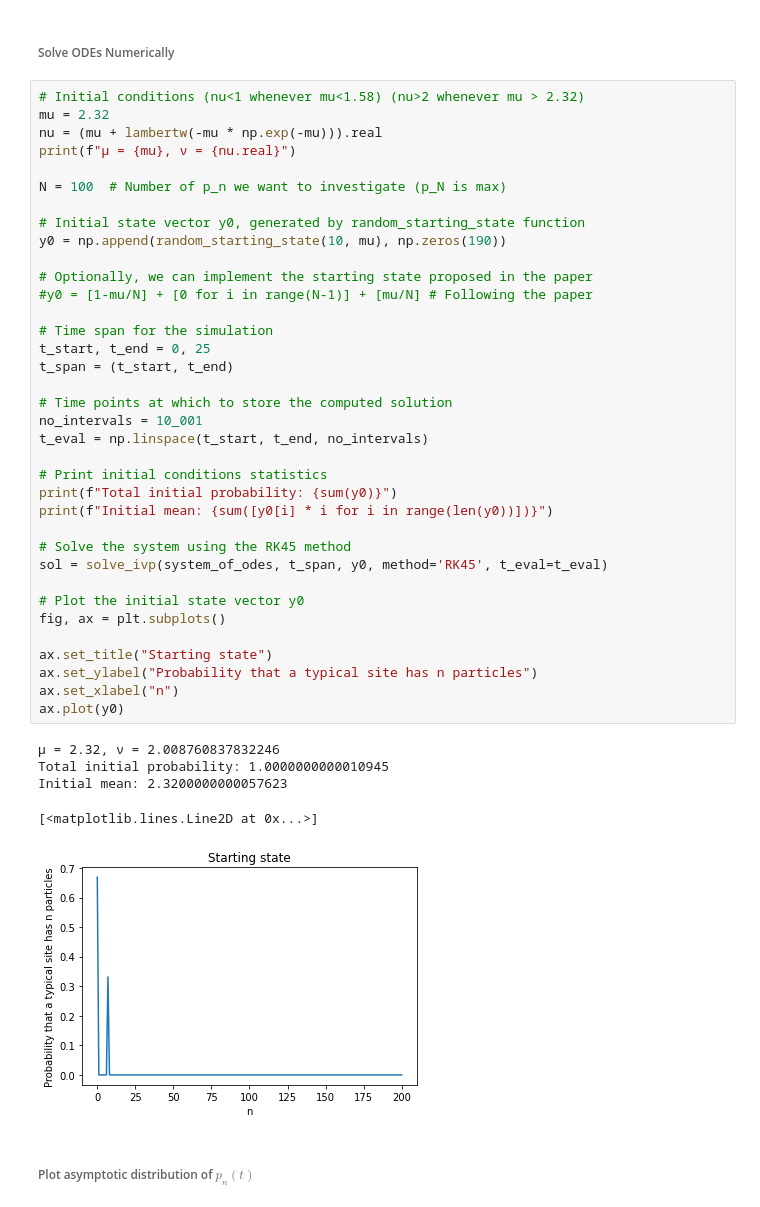
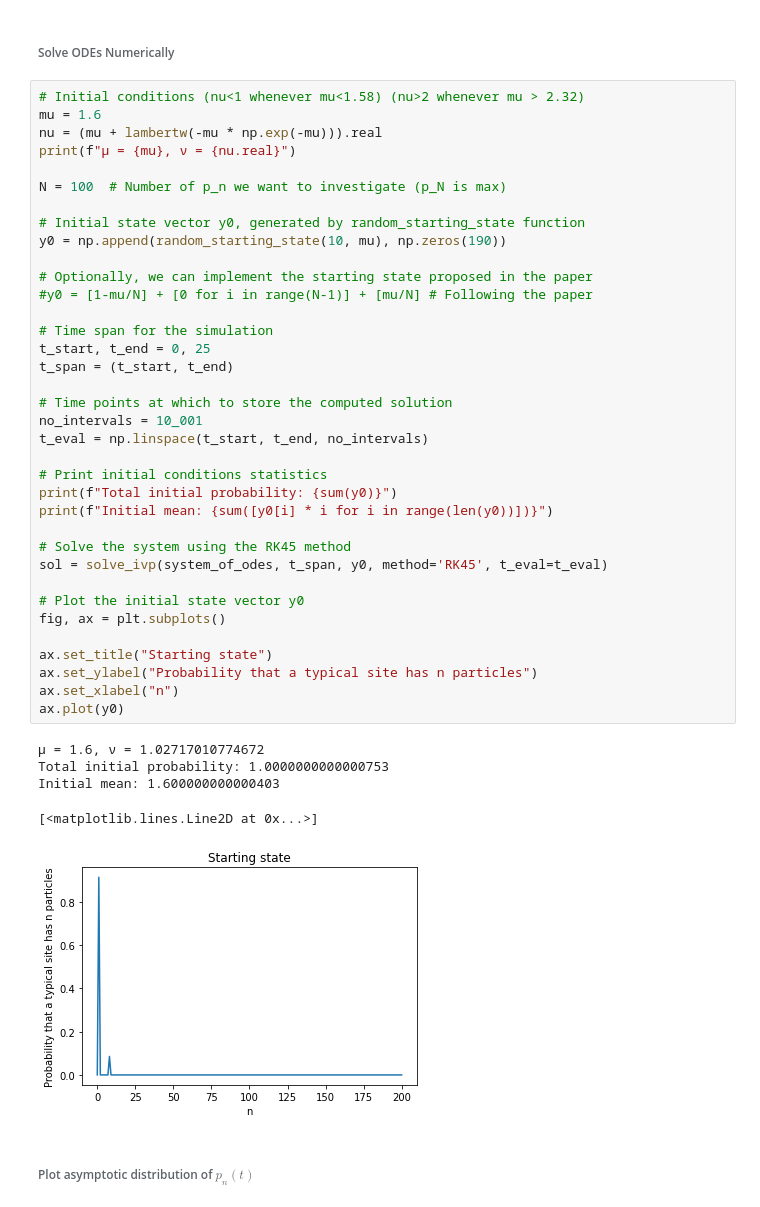
Before and after one commit to mpham26uchicago/cash_dispersion, a Jupyter notebook: Daily Progress/Day 1 (September 21, 2024).ipynb, the cells around one changed output. Saved outputs shown, nothing was run; the diff lists cells and outputs as text.

```diff
--- a/Daily Progress/Day 1 (September 21, 2024).ipynb
+++ b/Daily Progress/Day 1 (September 21, 2024).ipynb
@@ -136,7 +136,7 @@ def random_starting_state(N, mu):
 ###### Solve ODEs Numerically
 # %%
 # Initial conditions (nu<1 whenever mu<1.58) (nu>2 whenever mu > 2.32)
-mu = 2.32
+mu = 1.6
 nu = (mu + lambertw(-mu * np.exp(-mu))).real
 print(f"µ = {mu}, ν = {nu.real}")
 
@@ -145,37 +145,37 @@ N = 100  # Number of p_n we want to investigate (p_N is max)
 # Initial state vector y0, generated by random_starting_state function
 y0 = np.append(random_starting_state(10, mu), np.zeros(190))
 
 # Optionally, we can implement the starting state proposed in the paper
 #y0 = [1-mu/N] + [0 for i in range(N-1)] + [mu/N] # Following the paper
 
 # Time span for the simulation
 t_start, t_end = 0, 25
 t_span = (t_start, t_end)
 
 # Time points at which to store the computed solution
 no_intervals = 10_001
 t_eval = np.linspace(t_start, t_end, no_intervals)
 
 # Print initial conditions statistics
 print(f"Total initial probability: {sum(y0)}")
 print(f"Initial mean: {sum([y0[i] * i for i in range(len(y0))])}")
 
 # Solve the system using the RK45 method
 sol = solve_ivp(system_of_odes, t_span, y0, method='RK45', t_eval=t_eval)
 
 # Plot the initial state vector y0
 fig, ax = plt.subplots()
 
 ax.set_title("Starting state")
 ax.set_ylabel("Probability that a typical site has n particles")
 ax.set_xlabel("n")
 ax.plot(y0)
 # %% [output]
-µ = 2.32, ν = 2.008760837832246
-Total initial probability: 1.0000000000010945
-Initial mean: 2.3200000000057623
+µ = 1.6, ν = 1.02717010774672
+Total initial probability: 1.0000000000000753
+Initial mean: 1.600000000000403
 [<matplotlib.lines.Line2D at 0x...>]
-[figure, old version]
+[figure, new version]
 # %% [markdown]
 ###### Plot asymptotic distribution of $p_n(t)$
 # %%
```
Also changed, not shown: parts of 23 cells of this notebook, 3 other files.
